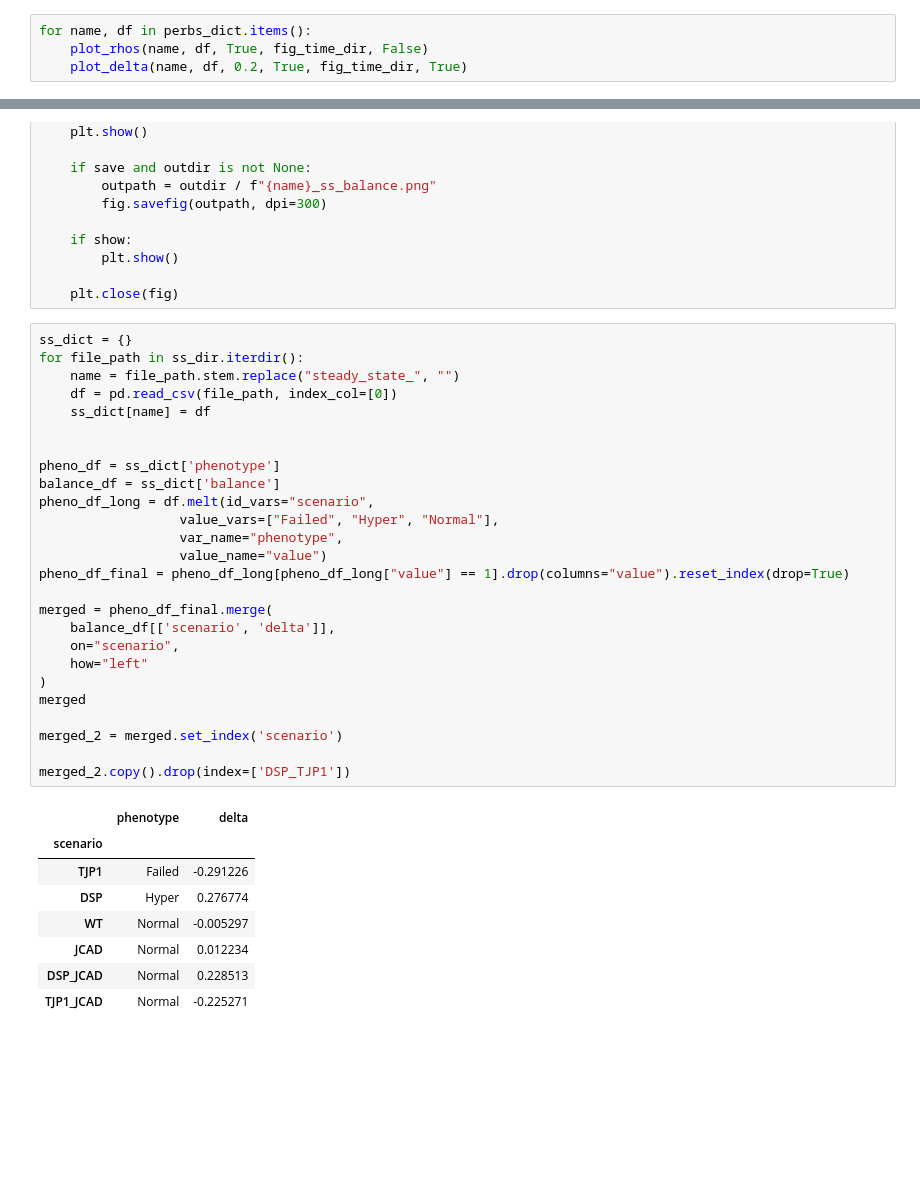
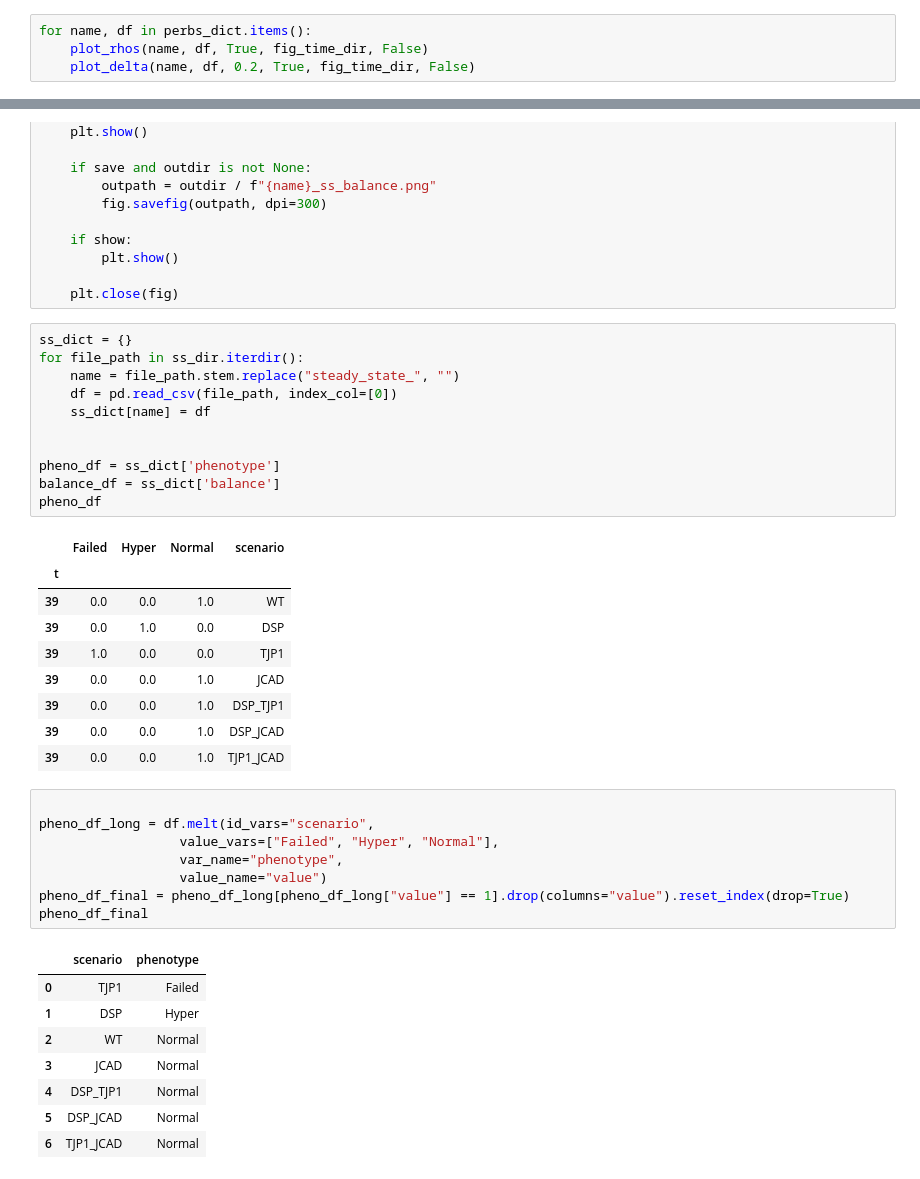
Before and after one commit to emilieyuu/endotehelial-masboss, a Jupyter notebook: notebooks/03_phase2_baseline_validation.ipynb, the cells around one changed output, grey strips where cells are left out. Drawn from its saved outputs; the diff is of its cells as text; blank space fills up the shorter version.

```diff
--- a/notebooks/03_phase2_baseline_validation.ipynb
+++ b/notebooks/03_phase2_baseline_validation.ipynb
@@ -308,4 +311,4 @@ def plot_delta(name, df, eps=0.20, save=False, outdir=None, show=True):
 # %%
 for name, df in perbs_dict.items():
     plot_rhos(name, df, True, fig_time_dir, False)
-    plot_delta(name, df, 0.2, True, fig_time_dir, True)
+    plot_delta(name, df, 0.2, True, fig_time_dir, False)
@@ -359,35 +342,38 @@ def plot_full_ss(df, eps=0.25, save=False, outdir=None, show=True):
 # %%
 ss_dict = {}
 for file_path in ss_dir.iterdir():
     name = file_path.stem.replace("steady_state_", "")
     df = pd.read_csv(file_path, index_col=[0])
     ss_dict[name] = df
 
 
 pheno_df = ss_dict['phenotype']
 balance_df = ss_dict['balance']
-pheno_df_long = df.melt(id_vars="scenario",
-                  value_vars=["Failed", "Hyper", "Normal"],
-                  var_name="phenotype",
-                  value_name="value")
-pheno_df_final = pheno_df_long[pheno_df_long["value"] == 1].drop(columns="value").reset_index(drop=True)
-
-merged = pheno_df_final.merge(
-    balance_df[['scenario', 'delta']],
-    on="scenario",
-    how="left"
-)
-merged
-
-merged_2 = merged.set_index('scenario')
-
-merged_2.copy().drop(index=['DSP_TJP1'])
+pheno_df
 # %% [output]
-|  | phenotype | delta |
-| scenario |  |  |
-| TJP1 | Failed | -0.291226 |
-| DSP | Hyper | 0.276774 |
-| WT | Normal | -0.005297 |
-| JCAD | Normal | 0.012234 |
-| DSP_JCAD | Normal | 0.228513 |
-| TJP1_JCAD | Normal | -0.225271 |
+|  | Failed | Hyper | Normal | scenario |
+| t |  |  |  |  |
+| 39 | 0.0 | 0.0 | 1.0 | WT |
+| 39 | 0.0 | 1.0 | 0.0 | DSP |
+| 39 | 1.0 | 0.0 | 0.0 | TJP1 |
+| 39 | 0.0 | 0.0 | 1.0 | JCAD |
+| 39 | 0.0 | 0.0 | 1.0 | DSP_TJP1 |
+| 39 | 0.0 | 0.0 | 1.0 | DSP_JCAD |
+| 39 | 0.0 | 0.0 | 1.0 | TJP1_JCAD |
+# %%
+
+pheno_df_long = df.melt(id_vars="scenario",
+                  value_vars=["Failed", "Hyper", "Normal"],
+                  var_name="phenotype",
+                  value_name="value")
+pheno_df_final = pheno_df_long[pheno_df_long["value"] == 1].drop(columns="value").reset_index(drop=True)
+pheno_df_final
+# %% [output]
+|  | scenario | phenotype |
+| 0 | TJP1 | Failed |
+| 1 | DSP | Hyper |
+| 2 | WT | Normal |
+| 3 | JCAD | Normal |
+| 4 | DSP_TJP1 | Normal |
+| 5 | DSP_JCAD | Normal |
+| 6 | TJP1_JCAD | Normal |
```
Also changed, not shown: parts of 10 cells of this notebook, 39 other files.
